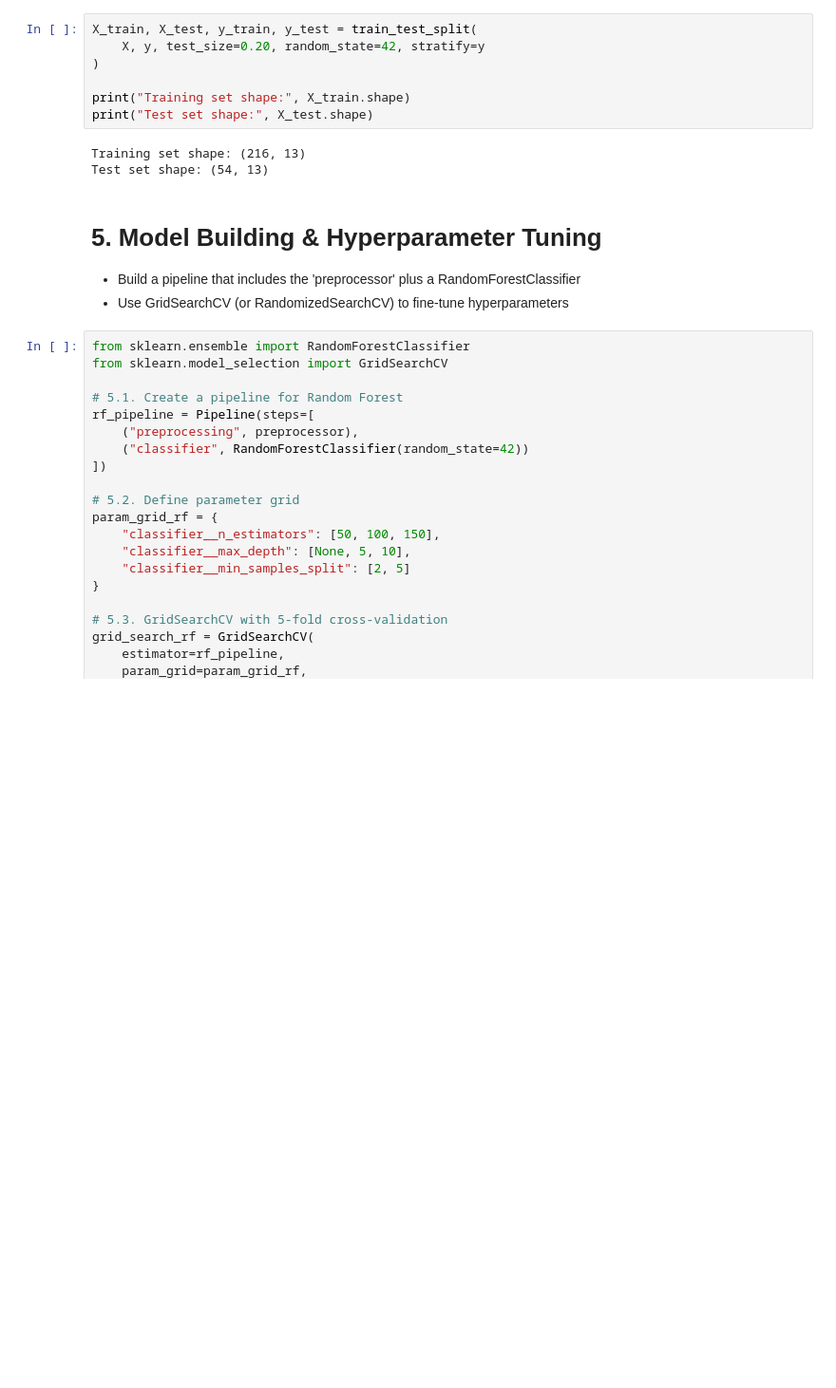
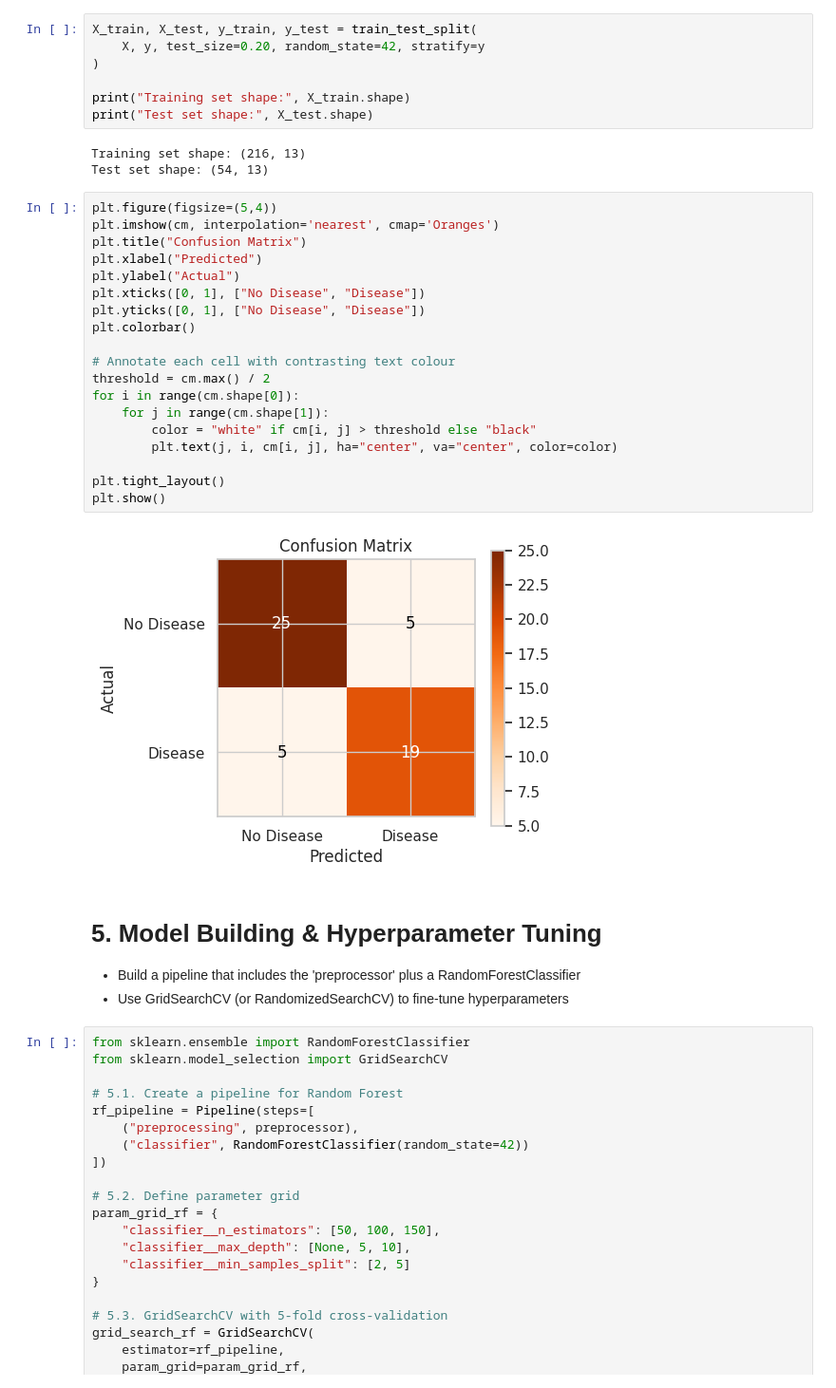
Before and after one commit to BenBuchanan2001/BenBuchanan2001, a Jupyter notebook: Heart_Disease_predictions.ipynb, the cells around one changed output. Shown at 95% size. Cells and saved outputs as stored; diff of their text form; blank space fills up the shorter version.

```diff
--- a/Heart_Disease_predictions.ipynb
+++ b/Heart_Disease_predictions.ipynb
@@ -188,6 +188,27 @@ print("Test set shape:", X_test.shape)
 # %% [output]
 Training set shape: (216, 13)
 Test set shape: (54, 13)
+# %%
+plt.figure(figsize=(5,4))
+plt.imshow(cm, interpolation='nearest', cmap='Oranges')
+plt.title("Confusion Matrix")
+plt.xlabel("Predicted")
+plt.ylabel("Actual")
+plt.xticks([0, 1], ["No Disease", "Disease"])
+plt.yticks([0, 1], ["No Disease", "Disease"])
+plt.colorbar()
+
+# Annotate each cell with contrasting text colour
+threshold = cm.max() / 2
+for i in range(cm.shape[0]):
+    for j in range(cm.shape[1]):
+        color = "white" if cm[i, j] > threshold else "black"
+        plt.text(j, i, cm[i, j], ha="center", va="center", color=color)
+
+plt.tight_layout()
+plt.show()
+# %% [output]
+[figure, added]
 # %% [markdown]
 # 5. Model Building & Hyperparameter Tuning
 
```
